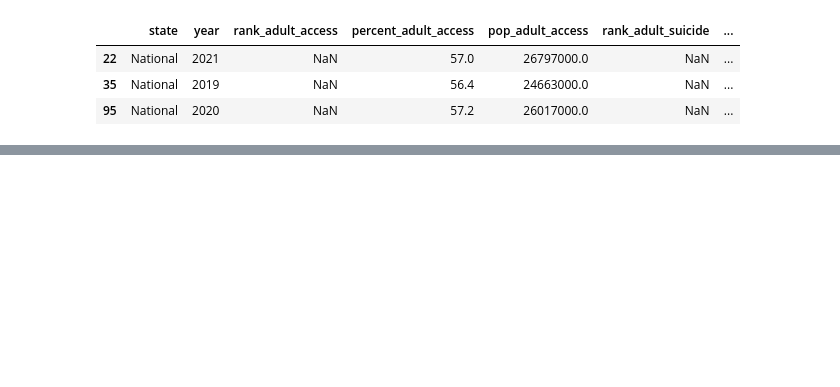
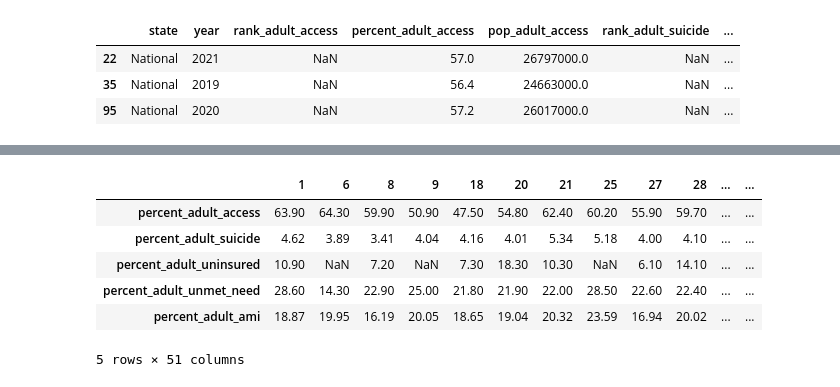
Before and after one commit to NoahToomeyBC/project-vu, a Jupyter notebook: dataexploration/datacoonnect/dataconn.ipynb, the cells around one changed output, grey strips where cells are left out. Drawn from its saved outputs; the diff is of its cells as text; code cells hidden in the pictures; blank space fills up the shorter version.

```diff
--- a/dataexploration/datacoonnect/dataconn.ipynb
+++ b/dataexploration/datacoonnect/dataconn.ipynb
@@ -99,3 +89,6 @@ adult_master_national
 | 22 | National | 2021 | NaN | 57.0 | 26797000.0 | NaN | ... |
 | 35 | National | 2019 | NaN | 56.4 | 24663000.0 | NaN | ... |
 | 95 | National | 2020 | NaN | 57.2 | 26017000.0 | NaN | ... |
+# %%
+adult_master_state=adult_master[adult_master.state !="National"]
+adult_master_state["state"].unique()
@@ -101,0 +117,4 @@ adult_master_national
+# %%
+adult_precent=adult_master_state[['state', 'year', 'percent_adult_access',
+    'percent_adult_suicide','percent_adult_uninsured',
+       'percent_adult_unmet_need','percent_adult_ami']]
@@ -101,0 +130,4 @@ adult_master_national
+# %%
+adult_precent_corr_2020=adult_precent[adult_precent["year"]==2020]
+adult_precent_corr_2020=adult_precent_corr_2020.drop(columns=["state","year"])
+adult_precent_corr_2020.head()
@@ -101,0 +141,10 @@ adult_master_national
+# %%
+adult_precent_corr_2020.T
+# %% [output]
+|  | 1 | 6 | 8 | 9 | 18 | 20 | 21 | 25 | 27 | 28 | ... | ... |
+| percent_adult_access | 63.90 | 64.30 | 59.90 | 50.90 | 47.50 | 54.80 | 62.40 | 60.20 | 55.90 | 59.70 | ... | ... |
+| percent_adult_suicide | 4.62 | 3.89 | 3.41 | 4.04 | 4.16 | 4.01 | 5.34 | 5.18 | 4.00 | 4.10 | ... | ... |
+| percent_adult_uninsured | 10.90 | NaN | 7.20 | NaN | 7.30 | 18.30 | 10.30 | NaN | 6.10 | 14.10 | ... | ... |
+| percent_adult_unmet_need | 28.60 | 14.30 | 22.90 | 25.00 | 21.80 | 21.90 | 22.00 | 28.50 | 22.60 | 22.40 | ... | ... |
+| percent_adult_ami | 18.87 | 19.95 | 16.19 | 20.05 | 18.65 | 19.04 | 20.32 | 23.59 | 16.94 | 20.02 | ... | ... |
+5 rows × 51 columns
```
Also changed, not shown: parts of 11 cells of this notebook.
